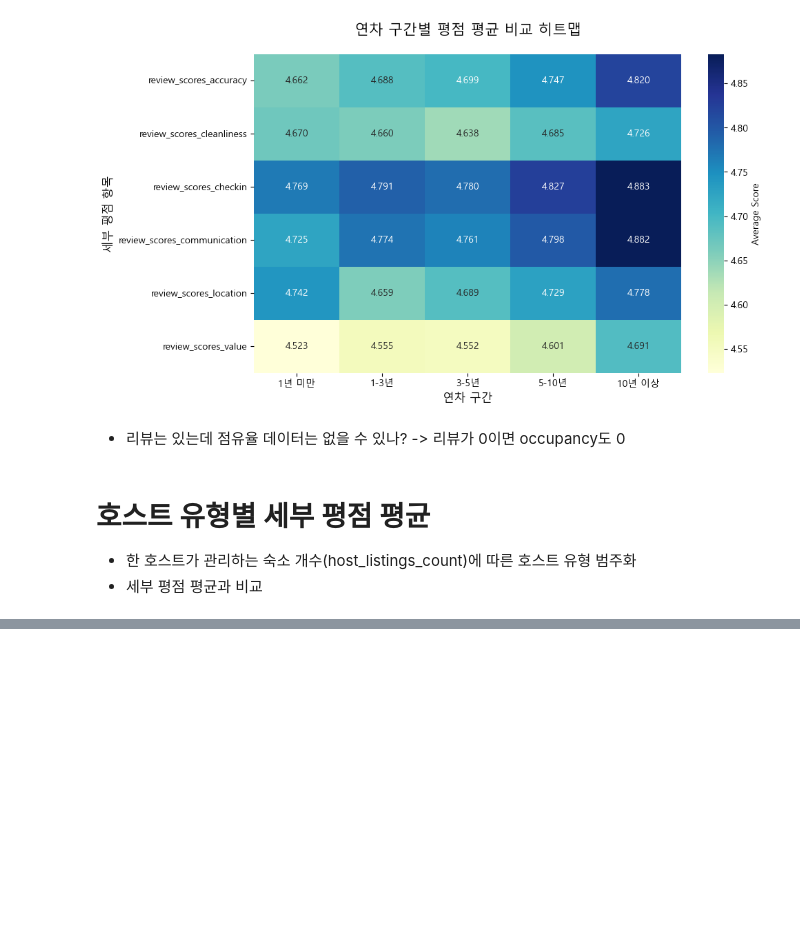
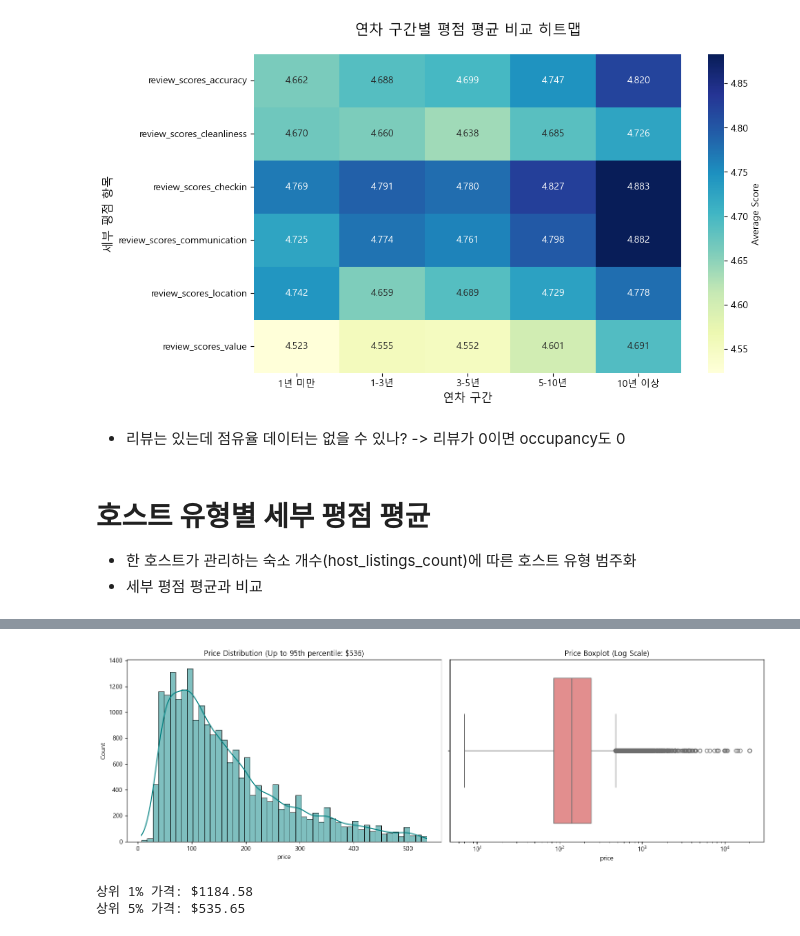
Before and after one commit to sybeom528/airbnb_price_prediction, a Jupyter notebook: notebooks/pjh_review_eda.ipynb, the cells around one changed output, grey strips where cells are left out. Cells and saved outputs as stored; diff of their text form; code cells hidden in the pictures; blank space fills up the shorter version.

```diff
--- a/notebooks/pjh_review_eda.ipynb
+++ b/notebooks/pjh_review_eda.ipynb
@@ -615,0 +628,27 @@ display(business_type_performance)
+# %%
+# 시각화를 위해 95% 분위수 계산 (대략적인 분포 파악용)
+p95 = df_cleaned["price"].quantile(0.95)
+p99 = df_cleaned["price"].quantile(0.99)
+
+plt.figure(figsize=(15, 5))
+
+# 히스토그램: 대부분의 데이터가 몰려있는 구간 확인
+plt.subplot(1, 2, 1)
+sns.histplot(df_cleaned[df_cleaned["price"] <= p95]["price"], kde=True, bins=50, color="teal")
+plt.title(f"Price Distribution (Up to 95th percentile: ${p95:.0f})")
+
+# 박스플롯: 이상치의 밀집도 확인 (로그 스케일)
+plt.subplot(1, 2, 2)
+sns.boxplot(x=df_cleaned["price"], color="lightcoral")
+plt.xscale("log")  # 20,000까지의 간격을 보기 위해 로그 스케일 적용
+plt.title("Price Boxplot (Log Scale)")
+
+plt.tight_layout()
+plt.show()
+
+print(f"상위 1% 가격: ${p99:.2f}")
+print(f"상위 5% 가격: ${p95:.2f}")
+# %% [output]
+[figure, added]
+상위 1% 가격: $1184.58
+상위 5% 가격: $535.65
```
Also changed, not shown: parts of 8 cells of this notebook.
